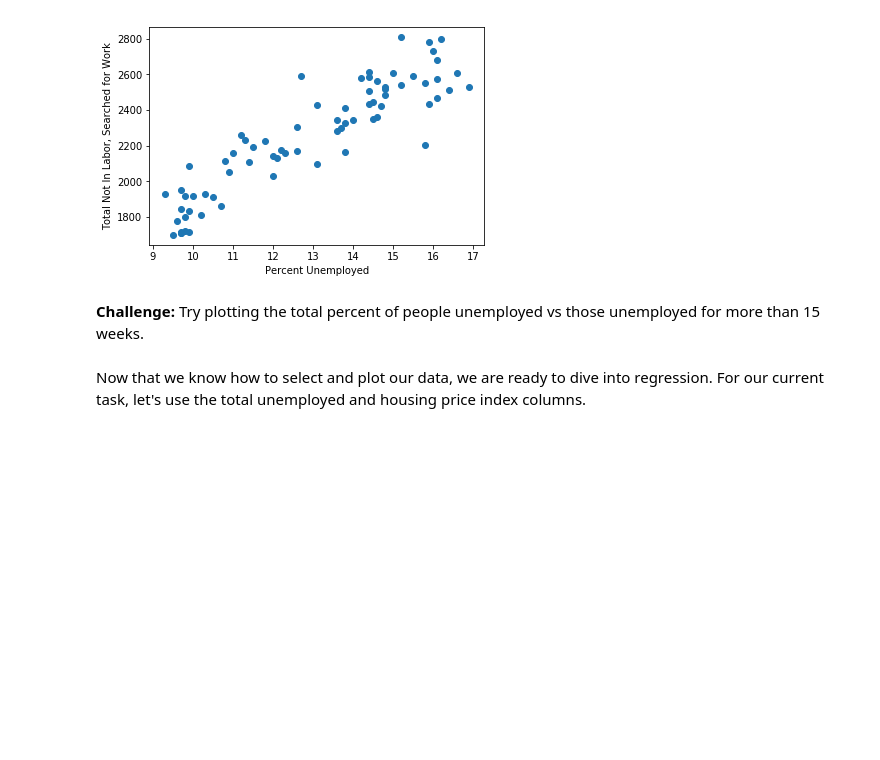
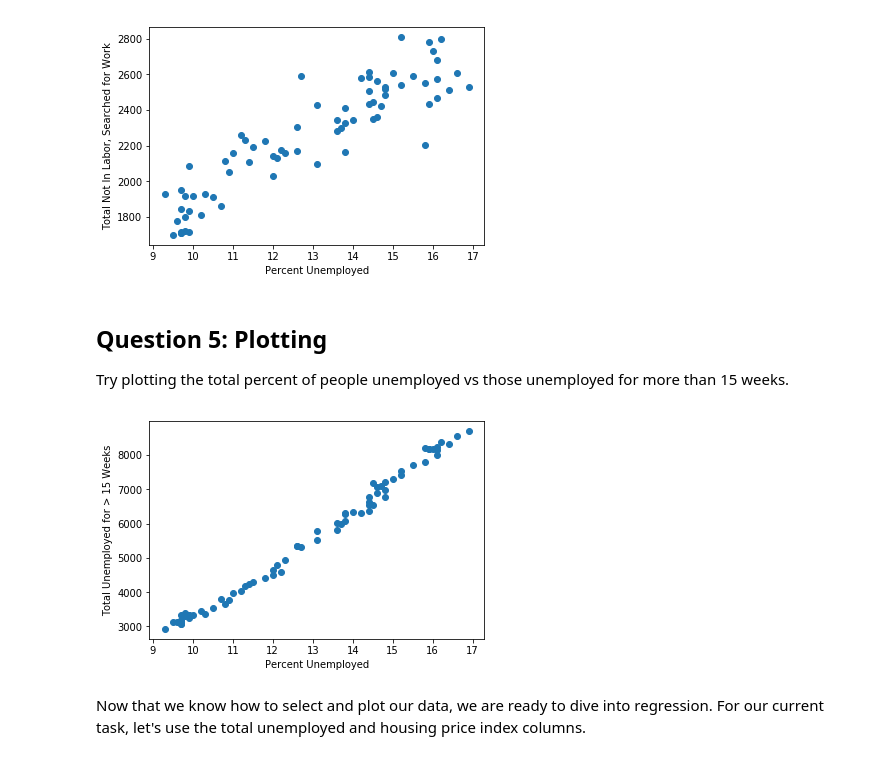
Before and after one commit to ds-modules/ECON-101B, a Jupyter notebook: Intro/intro.ipynb, the cells around one changed output. Saved outputs shown, nothing was run; the diff lists cells and outputs as text; code cells hidden in the pictures; blank space fills up the shorter version.

```diff
--- a/Intro/intro.ipynb
+++ b/Intro/intro.ipynb
@@ -320,12 +327,16 @@ plt.show()
 # %% [output]
 [figure]
 # %% [markdown]
-**Challenge:** Try plotting the total percent of people unemployed vs those unemployed for more than 15 weeks.
+## Question 5: Plotting
+
+Try plotting the total percent of people unemployed vs those unemployed for more than 15 weeks.
 # %%
-total_unemployed = #INSERT CODE HERE
-unemp_15_weeks = #INSERT CODE HERE
+total_unemployed = ...
+unemp_15_weeks = ...
 
 plt.scatter(total_unemployed, unemp_15_weeks)
 plt.xlabel("Percent Unemployed")
 plt.ylabel("Total Unemployed for > 15 Weeks")
 plt.show()
+# %% [output]
+[figure, added]
```
Also changed, not shown: parts of 7 cells of this notebook, 3 other files.
